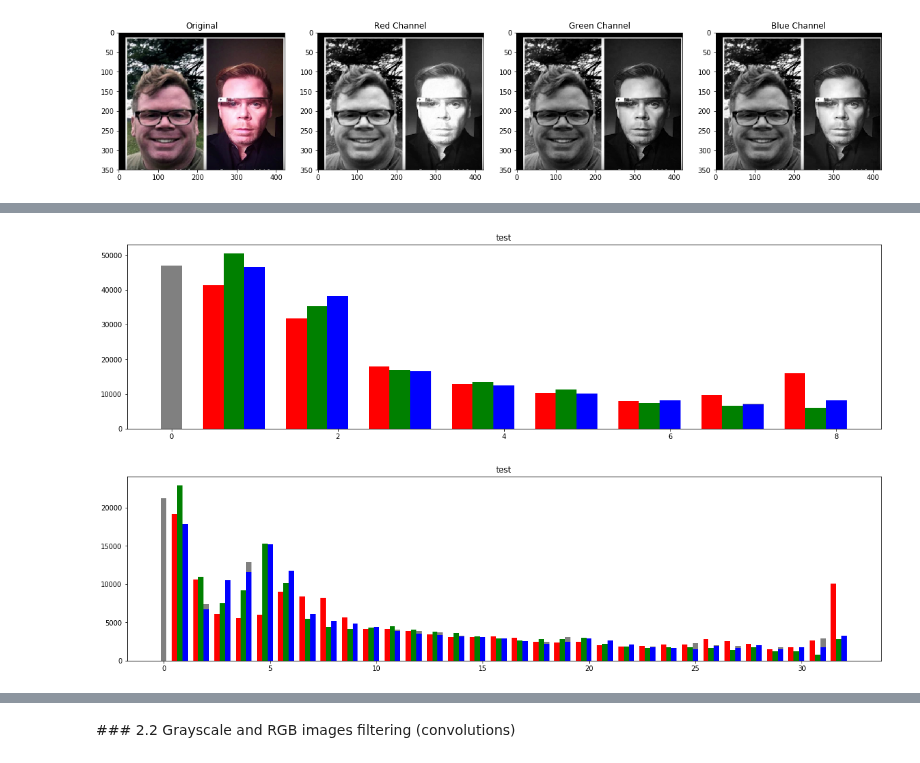
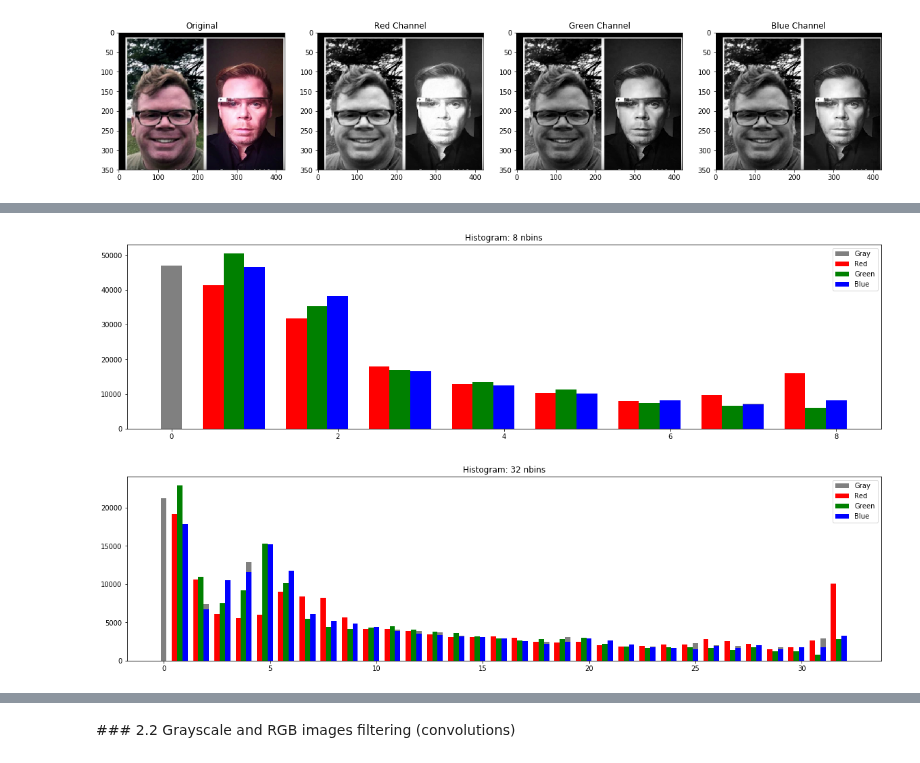
Before and after one commit to eduardgc22/VisioArtificial, a Jupyter notebook: P2_DiazRuizFrancisco_GranersCastelletEduard/P2_DiazRuizFrancisco_GranersCastelletEduard.ipynb, the cells around one changed output, grey strips where cells are left out. Cells and saved outputs as stored; diff of their text form; code cells hidden in the pictures.

```diff
--- a/P2_DiazRuizFrancisco_GranersCastelletEduard/P2_DiazRuizFrancisco_GranersCastelletEduard.ipynb
+++ b/P2_DiazRuizFrancisco_GranersCastelletEduard/P2_DiazRuizFrancisco_GranersCastelletEduard.ipynb
@@ -79,36 +79,34 @@ Help: [matplotlib image tutorial](https://matplotlib.org/users/image_tutorial.ht
 
 <img src='images_for_notebook/ex21a.png'>
 # %%
-"""plt.hist(red_channel.ravel(), bins=8, range=(0.0, 1.0), fc='k', ec='k')
-plt.hist(green_channel.ravel(), bins=8, range=(0.0, 1.0), fc='k', ec='k')
-plt.hist(blue_channel.ravel(), bins=8, range=(0.0, 1.0), fc='k', ec='k')"""
 from skimage import exposure
 from skimage import img_as_float
 
 def imageToHistogram(input_image, n, h_title):
     image = img_as_float(input_image) #Parsing input image to float
 
     gray_histogram, gray_bins = exposure.histogram(rgb2gray(image), nbins = n)
     red_histogram, red_bins = exposure.histogram(image[:,:,0], nbins = n)
     green_histogram, green_bins = exposure.histogram(image[:,:,1], nbins = n)
     blue_histogram, blue_bins = exposure.histogram(image[:,:,2], nbins = n)
 
     f,histo = plt.subplots(figsize=(20,5))
 
     indx = np.arange(n)
     wdth = 0.25
 
     gray_bar = histo.bar(indx, gray_histogram, wdth, color='gray')
     red_bar = histo.bar(indx+2*wdth, red_histogram, wdth, color='r')
     green_bar = histo.bar(indx+3*wdth, green_histogram, wdth, color='g')
     blue_bar = histo.bar(indx+4*wdth, blue_histogram, wdth, color='b')
 
-    histo.set_title("")
+    histo.set_title(h_title + ": " + str(n) + " nbins")
+    histo.legend(["Gray", "Red", "Green", "Blue"])
     plt.show()
 
 nbins = np.array([8, 32])
 for i in nbins:
-    imageToHistogram(face_img, i, "title")
+    imageToHistogram(face_img, i, "Histogram")
 # %% [output]
-[figure, old version]
+[figure, new version]
-[figure, old version]
+[figure, new version]
```
Also changed, not shown: parts of 2 cells of this notebook.
